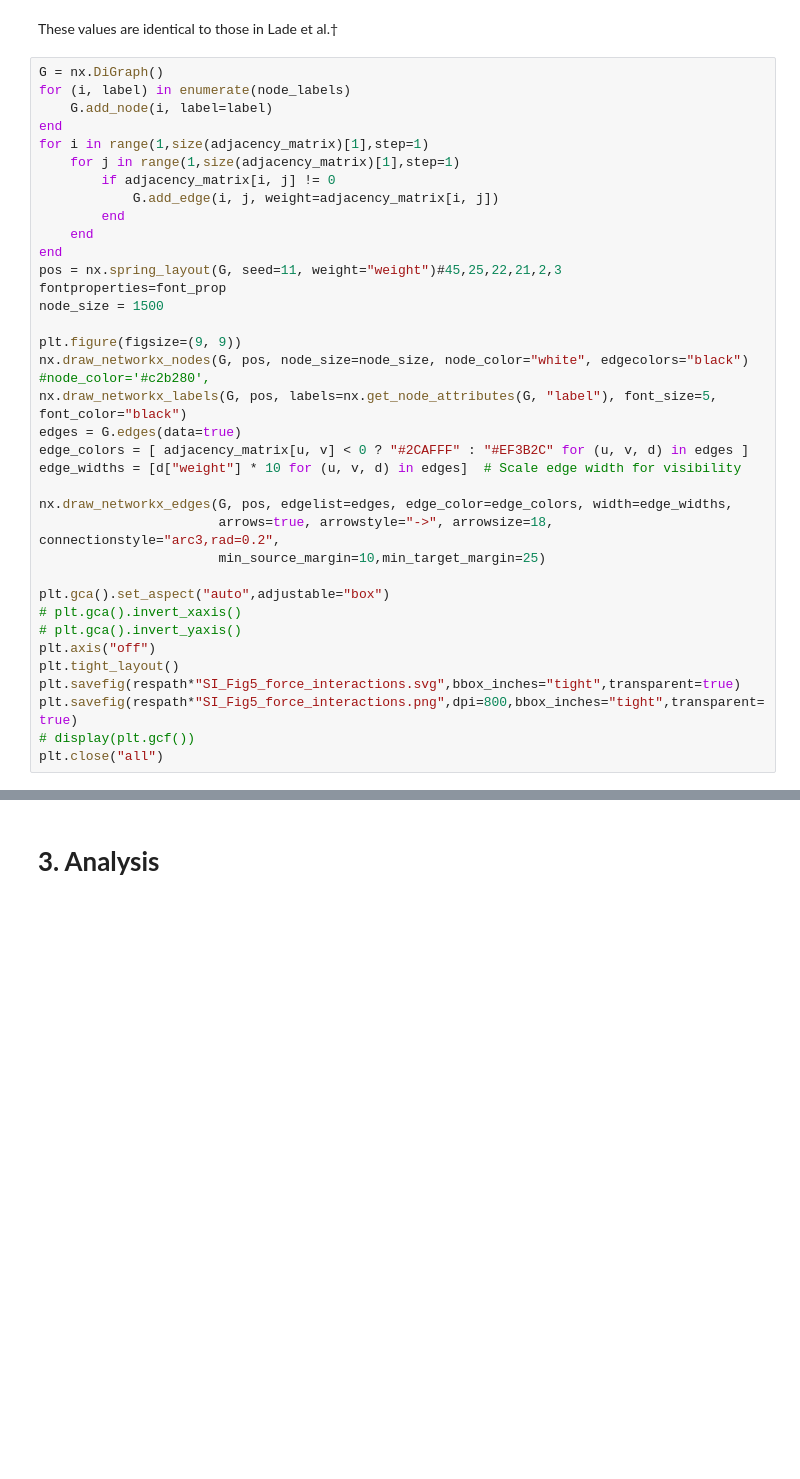
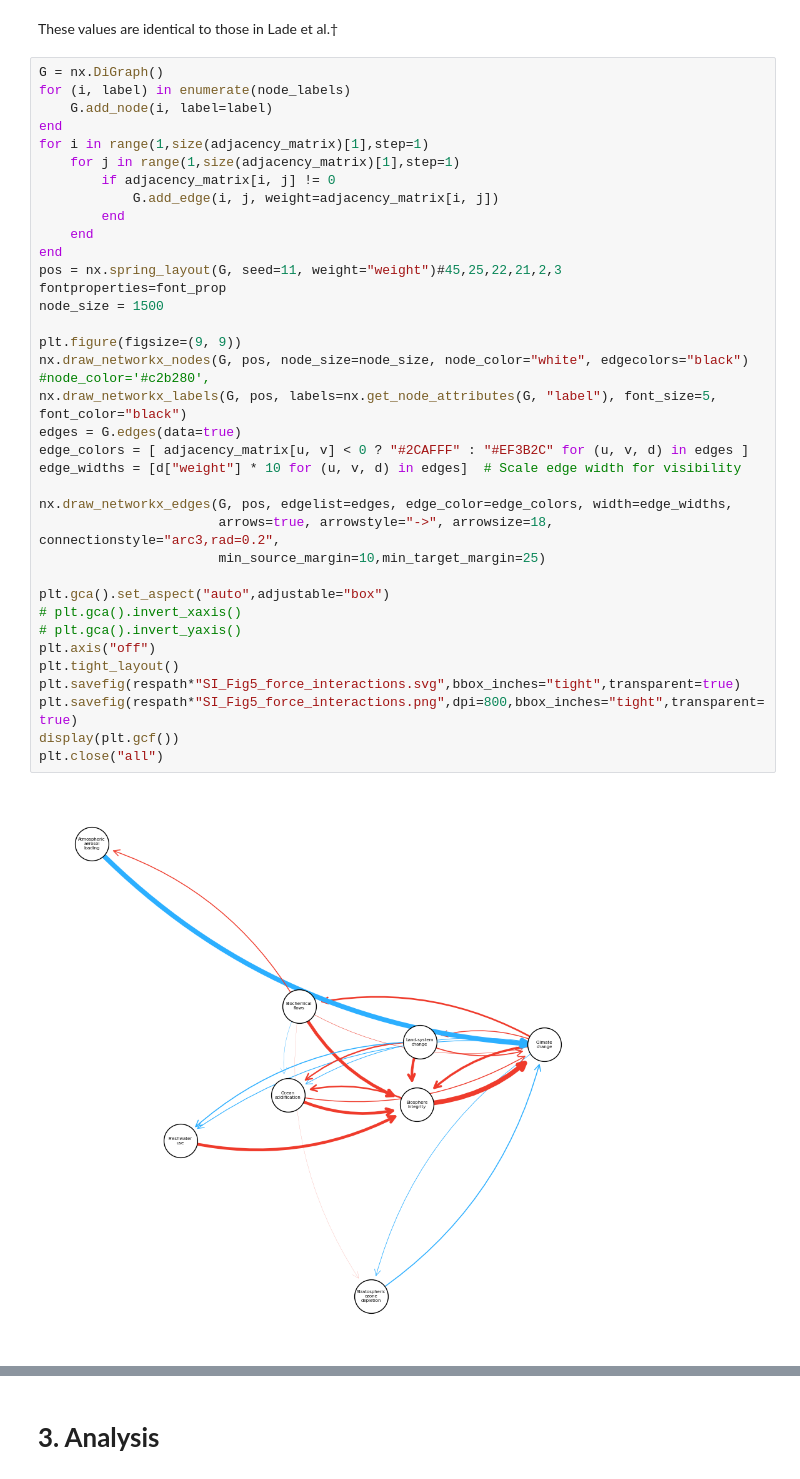
Before and after one commit to Michael-ljn/pathways-H2-prod-within-PBs, a Jupyter notebook: code/1_00_total_impact.ipynb, the cells around one changed output, grey strips where cells are left out. Cells and saved outputs as stored; diff of their text form; blank space fills up the shorter version.

```diff
--- a/code/1_00_total_impact.ipynb
+++ b/code/1_00_total_impact.ipynb
@@ -242,31 +234,33 @@ end
 for i in range(1,size(adjacency_matrix)[1],step=1)
     for j in range(1,size(adjacency_matrix)[1],step=1)
         if adjacency_matrix[i, j] != 0
             G.add_edge(i, j, weight=adjacency_matrix[i, j])
         end
     end
 end
 pos = nx.spring_layout(G, seed=11, weight="weight")#45,25,22,21,2,3
 fontproperties=font_prop
 node_size = 1500
 
 plt.figure(figsize=(9, 9))
 nx.draw_networkx_nodes(G, pos, node_size=node_size, node_color="white", edgecolors="black") #node_color='#c2b280',
 nx.draw_networkx_labels(G, pos, labels=nx.get_node_attributes(G, "label"), font_size=5, font_color="black")
 edges = G.edges(data=true)
 edge_colors = [ adjacency_matrix[u, v] < 0 ? "#2CAFFF" : "#EF3B2C" for (u, v, d) in edges ]
 edge_widths = [d["weight"] * 10 for (u, v, d) in edges]  # Scale edge width for visibility
 
 nx.draw_networkx_edges(G, pos, edgelist=edges, edge_color=edge_colors, width=edge_widths,
                        arrows=true, arrowstyle="->", arrowsize=18, connectionstyle="arc3,rad=0.2",
                        min_source_margin=10,min_target_margin=25)
 
 plt.gca().set_aspect("auto",adjustable="box")
 # plt.gca().invert_xaxis()
 # plt.gca().invert_yaxis()
 plt.axis("off")
 plt.tight_layout()
 plt.savefig(respath*"SI_Fig5_force_interactions.svg",bbox_inches="tight",transparent=true)
 plt.savefig(respath*"SI_Fig5_force_interactions.png",dpi=800,bbox_inches="tight",transparent=true)
-# display(plt.gcf())
+display(plt.gcf())
 plt.close("all")
+# %% [output]
+[figure, added]
```
Also changed, not shown: parts of 8 cells of this notebook, 4 other files.
